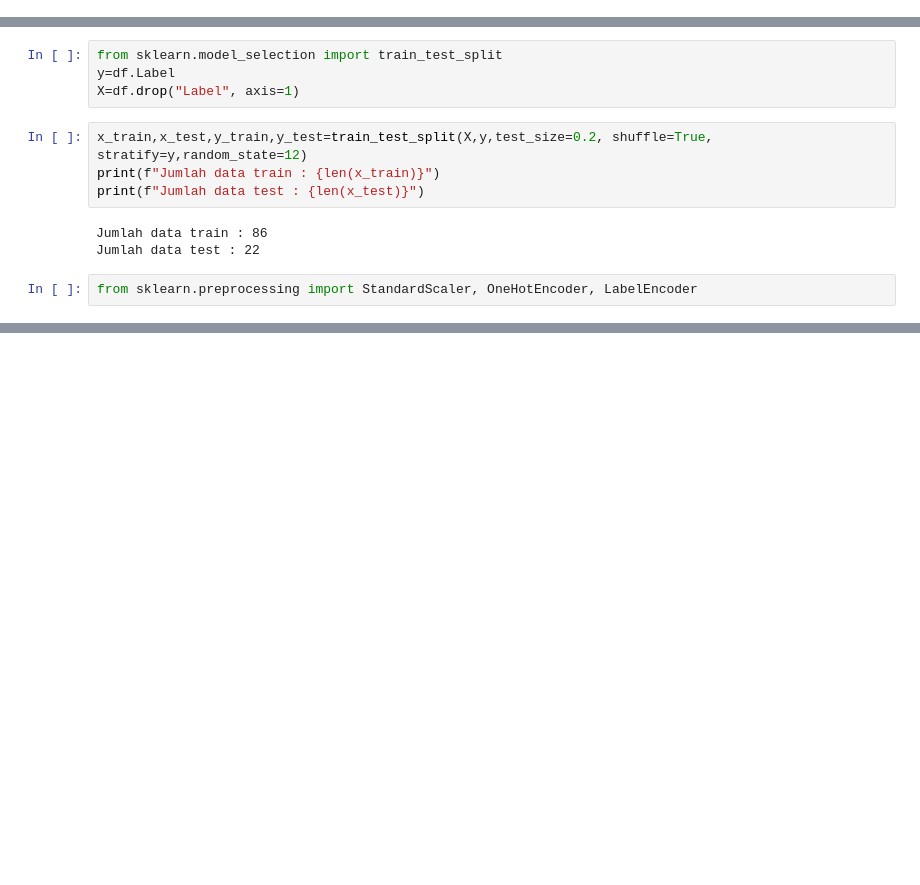
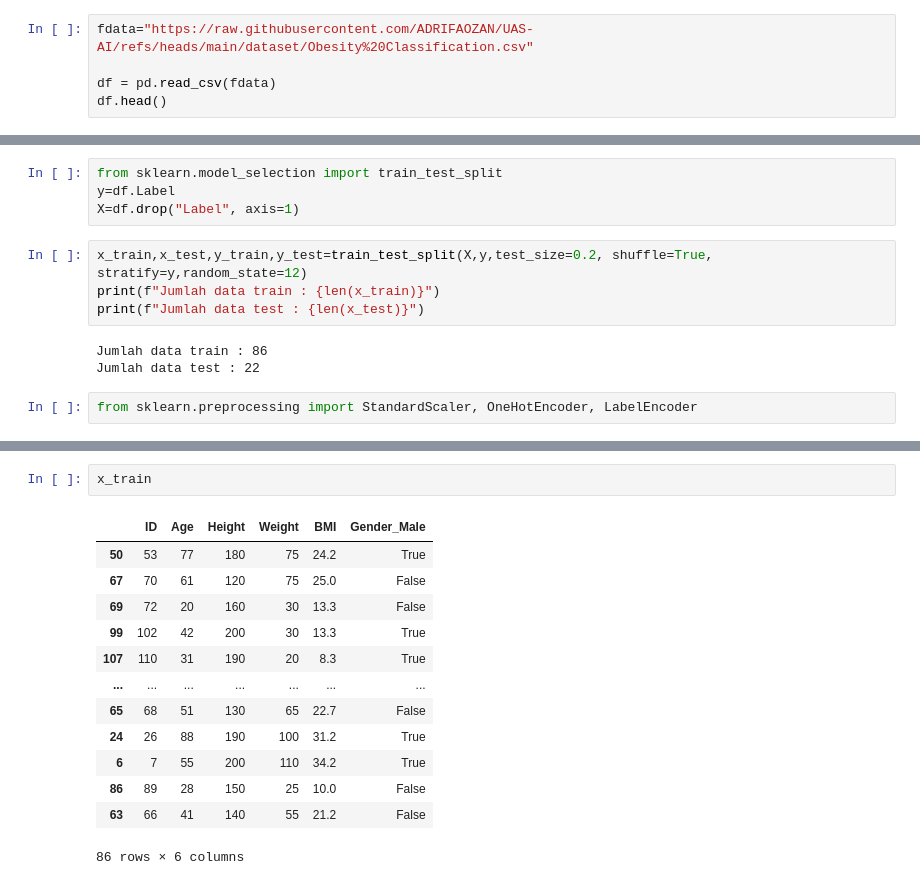
Before and after one commit to ADRIFAOZAN/UAS-AI, a Jupyter notebook: Klasifikasi_Obesitas.ipynb, the cells around one changed output, grey strips where cells are left out. Cells and saved outputs as stored; diff of their text form; blank space fills up the shorter version.

```diff
--- a/Klasifikasi_Obesitas.ipynb
+++ b/Klasifikasi_Obesitas.ipynb
@@ -41,0 +14,5 @@ df.head()
+# %%
+fdata="https://raw.githubusercontent.com/ADRIFAOZAN/UAS-AI/refs/heads/main/dataset/Obesity%20Classification.csv"
+
+df = pd.read_csv(fdata)
+df.head()
@@ -77,0 +65,16 @@ from sklearn.preprocessing import StandardScaler, OneHotEncoder, LabelEncoder
+# %%
+x_train
+# %% [output]
+|  | ID | Age | Height | Weight | BMI | Gender_Male |
+| 50 | 53 | 77 | 180 | 75 | 24.2 | True |
+| 67 | 70 | 61 | 120 | 75 | 25.0 | False |
+| 69 | 72 | 20 | 160 | 30 | 13.3 | False |
+| 99 | 102 | 42 | 200 | 30 | 13.3 | True |
+| 107 | 110 | 31 | 190 | 20 | 8.3 | True |
+| ... | ... | ... | ... | ... | ... | ... |
+| 65 | 68 | 51 | 130 | 65 | 22.7 | False |
+| 24 | 26 | 88 | 190 | 100 | 31.2 | True |
+| 6 | 7 | 55 | 200 | 110 | 34.2 | True |
+| 86 | 89 | 28 | 150 | 25 | 10.0 | False |
+| 63 | 66 | 41 | 140 | 55 | 21.2 | False |
+86 rows × 6 columns
```
Also changed, not shown: parts of 19 cells of this notebook.
